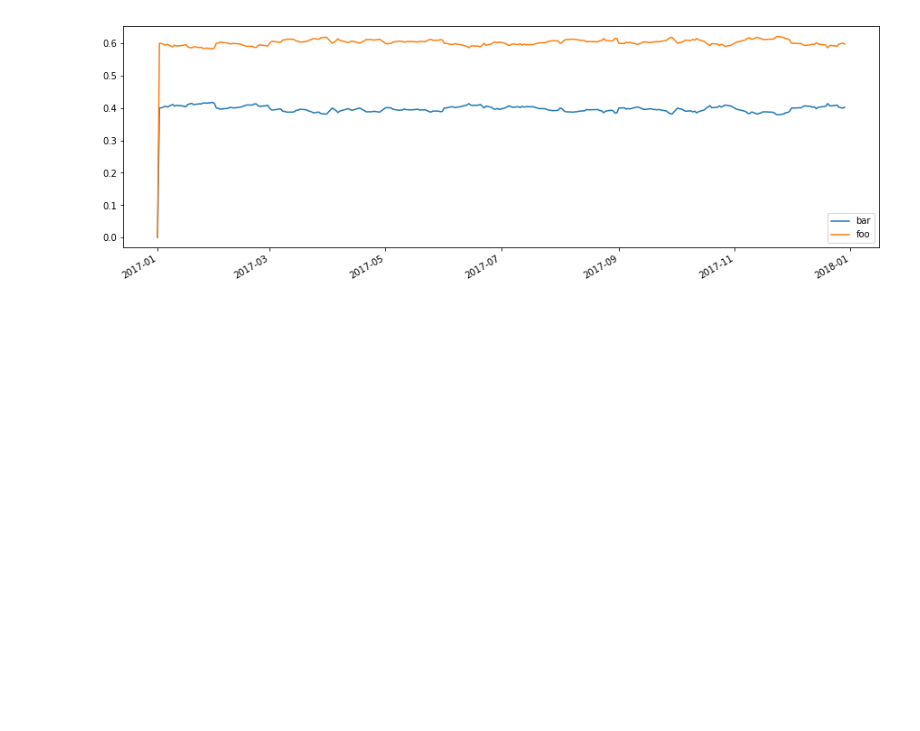
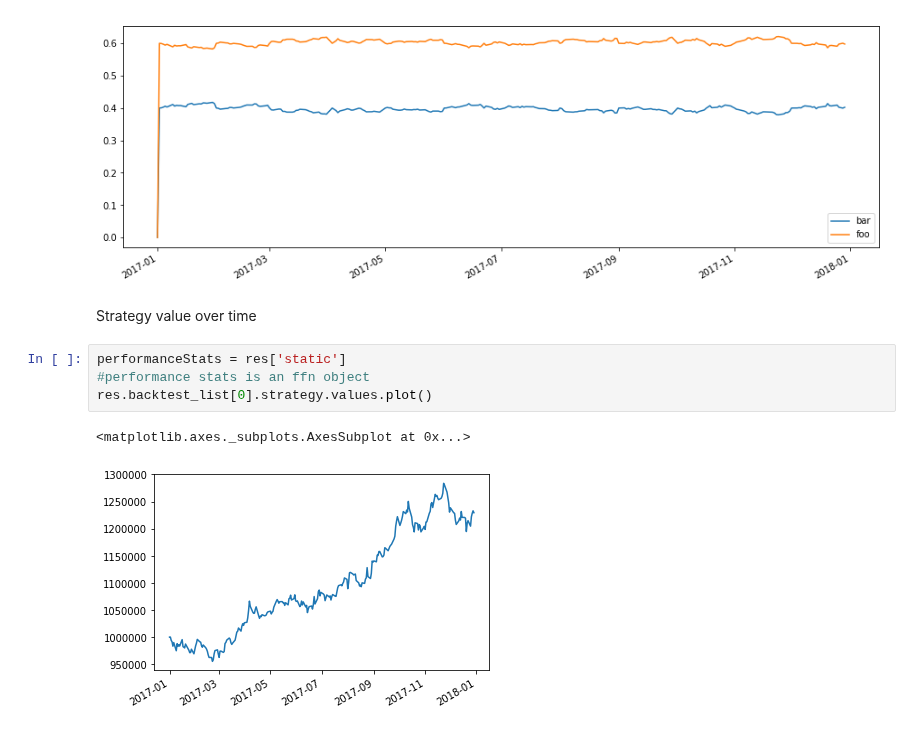
Before and after one commit to pmorissette/bt, a Jupyter notebook: examples/buy_and_hold.ipynb, the cells around one changed output. Saved outputs shown, nothing was run; the diff lists cells and outputs as text; blank space fills up the shorter version.

```diff
--- a/examples/buy_and_hold.ipynb
+++ b/examples/buy_and_hold.ipynb
@@ -105,3 +105,12 @@ res.prices.head()
 res.plot_security_weights()
 # %% [output]
 [figure]
+# %% [markdown]
+Strategy value over time
+# %%
+performanceStats = res['static']
+#performance stats is an ffn object
+res.backtest_list[0].strategy.values.plot()
+# %% [output]
+<matplotlib.axes._subplots.AxesSubplot at 0x...>
+[figure, added]
```
Also changed, not shown: parts of 4 cells of this notebook, 4 other files.
